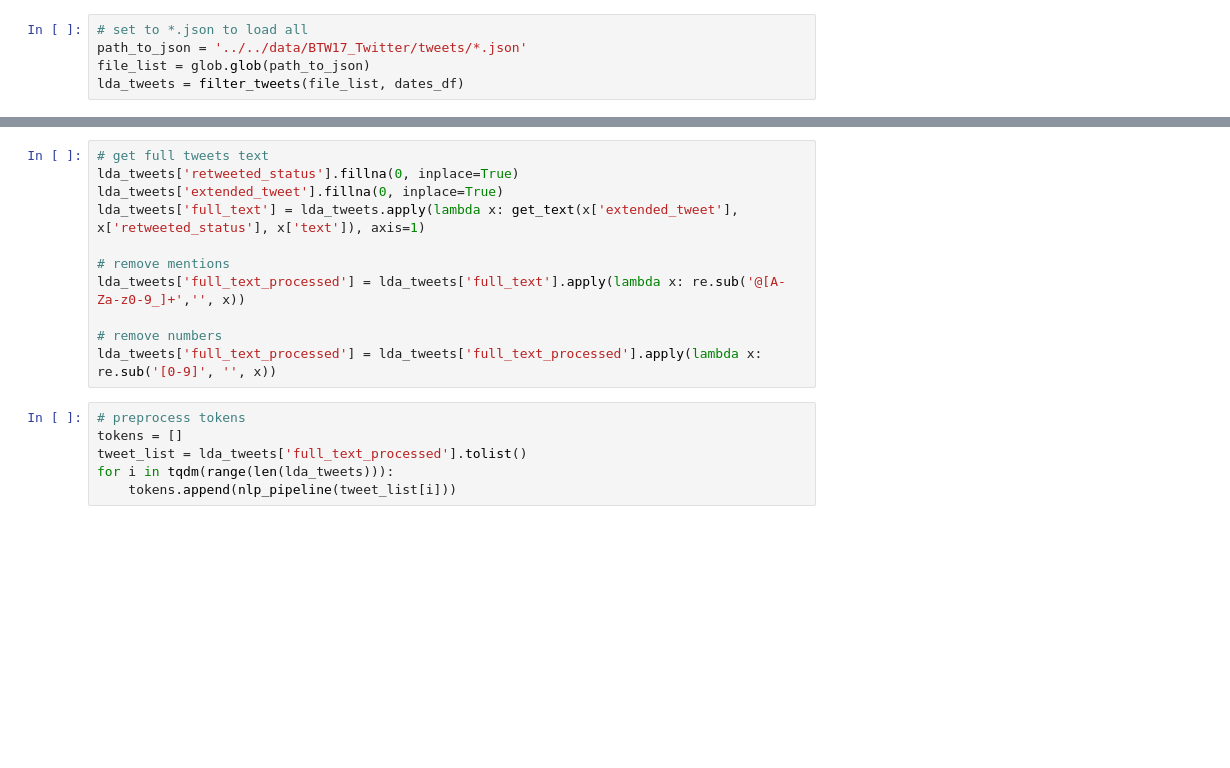
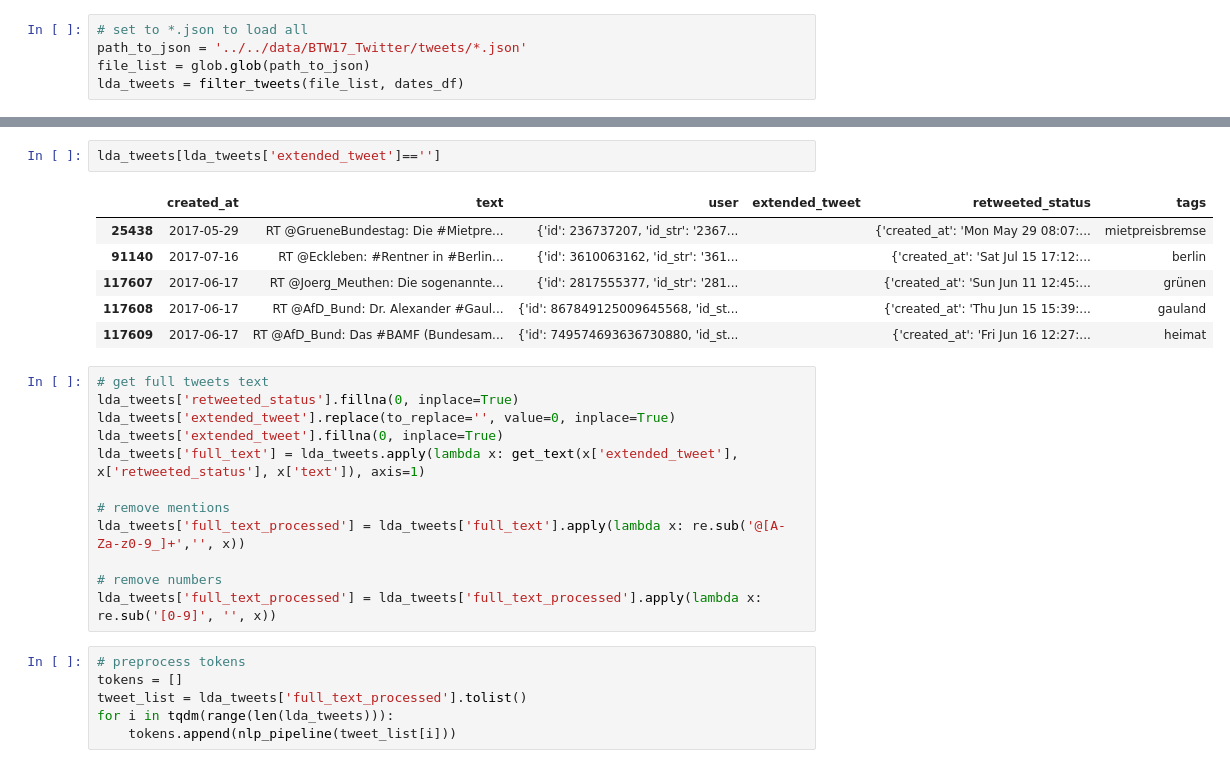
Before and after one commit to matteomeier/topics-tweets-querysuggestions-btw17, a Jupyter notebook: notebooks/btw17_twitter_lda_preprocess.ipynb, the cells around one changed output, grey strips where cells are left out. Drawn from its saved outputs; the diff is of its cells as text; blank space fills up the shorter version.

```diff
--- a/notebooks/btw17_twitter_lda_preprocess.ipynb
+++ b/notebooks/btw17_twitter_lda_preprocess.ipynb
@@ -46,6 +59,16 @@ lda_tweets.to_json('../../data/BTW17_Twitter/lda/lda_tweets.json')
+# %%
+lda_tweets[lda_tweets['extended_tweet']=='']
+# %% [output]
+|  | created_at | text | user | extended_tweet | retweeted_status | tags |
+| 25438 | 2017-05-29 | RT @GrueneBundestag: Die #Mietpre... | {'id': 236737207, 'id_str': '2367... |  | {'created_at': 'Mon May 29 08:07:... | mietpreisbremse |
+| 91140 | 2017-07-16 | RT @Eckleben: #Rentner in #Berlin... | {'id': 3610063162, 'id_str': '361... |  | {'created_at': 'Sat Jul 15 17:12:... | berlin |
+| 117607 | 2017-06-17 | RT @Joerg_Meuthen: Die sogenannte... | {'id': 2817555377, 'id_str': '281... |  | {'created_at': 'Sun Jun 11 12:45:... | grünen |
+| 117608 | 2017-06-17 | RT @AfD_Bund: Dr. Alexander #Gaul... | {'id': 867849125009645568, 'id_st... |  | {'created_at': 'Thu Jun 15 15:39:... | gauland |
+| 117609 | 2017-06-17 | RT @AfD_Bund: Das #BAMF (Bundesam... | {'id': 749574693636730880, 'id_st... |  | {'created_at': 'Fri Jun 16 12:27:... | heimat |
 # %%
 # get full tweets text
 lda_tweets['retweeted_status'].fillna(0, inplace=True)
+lda_tweets['extended_tweet'].replace(to_replace='', value=0, inplace=True)
 lda_tweets['extended_tweet'].fillna(0, inplace=True)
 lda_tweets['full_text'] = lda_tweets.apply(lambda x: get_text(x['extended_tweet'], x['retweeted_status'], x['text']), axis=1)
 
```
Also changed, not shown: parts of 5 cells of this notebook, 8 other files.
